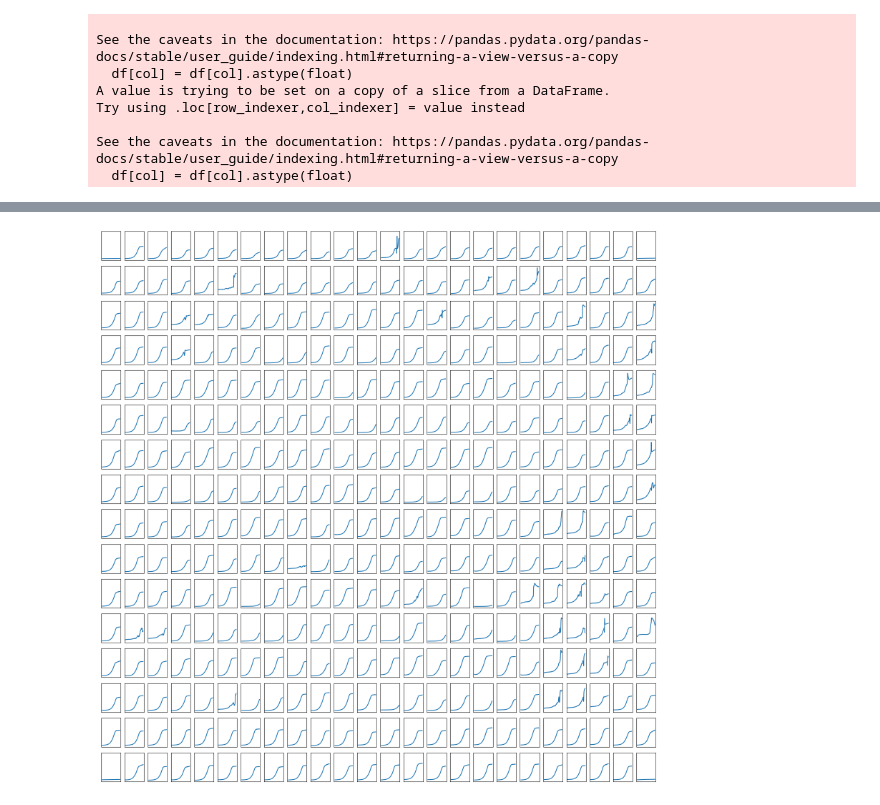
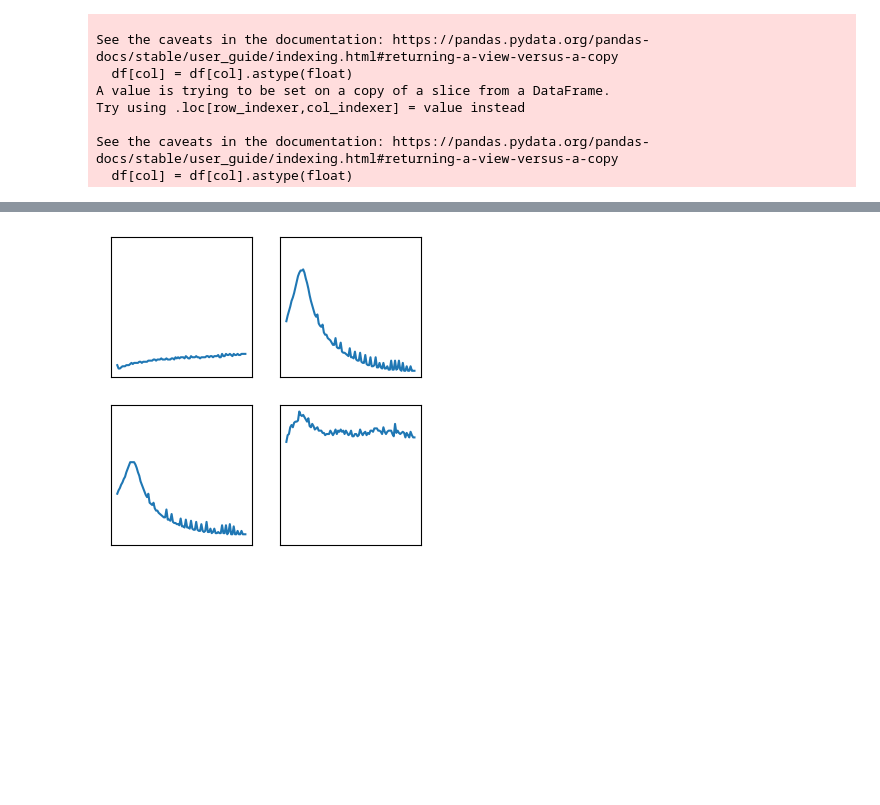
Before and after one commit to rutuja-gupte/sharp-pombe-fitness, a Jupyter notebook: Plotting Plates.ipynb, the cells around one changed output, grey strips where cells are left out. Cells and saved outputs as stored; diff of their text form; code cells hidden in the pictures; blank space fills up the shorter version.

```diff
--- a/Plotting Plates.ipynb
+++ b/Plotting Plates.ipynb
@@ -66,10 +67,10 @@ files
  'Rutuja 05 03.txt',
  'Rutuja 05 05.txt']
 # %%
-df6 = load_df(files[0])
-df8 = load_df(files[1])
-df9 = load_df(files[2])
-df10 = load_df(files[3])
+df5 = load_df(files[5])
+df6 = load_df(files[6])
+df7 = load_df(files[7])
+df8 = load_df(files[8])
 # %% [output]
 A value is trying to be set on a copy of a slice from a DataFrame.
 Try using .loc[row_indexer,col_indexer] = value instead
@@ -106,4 +107,4 @@ graph_df(df9)
 # %%
-graph_df(df10)
+inspect_well(df6, 'A22', 'B22', 'B23', 'G24')
 # %% [output]
-[figure, old version]
+[figure, new version]
```
Also changed, not shown: parts of 19 cells of this notebook, 2 other files.
